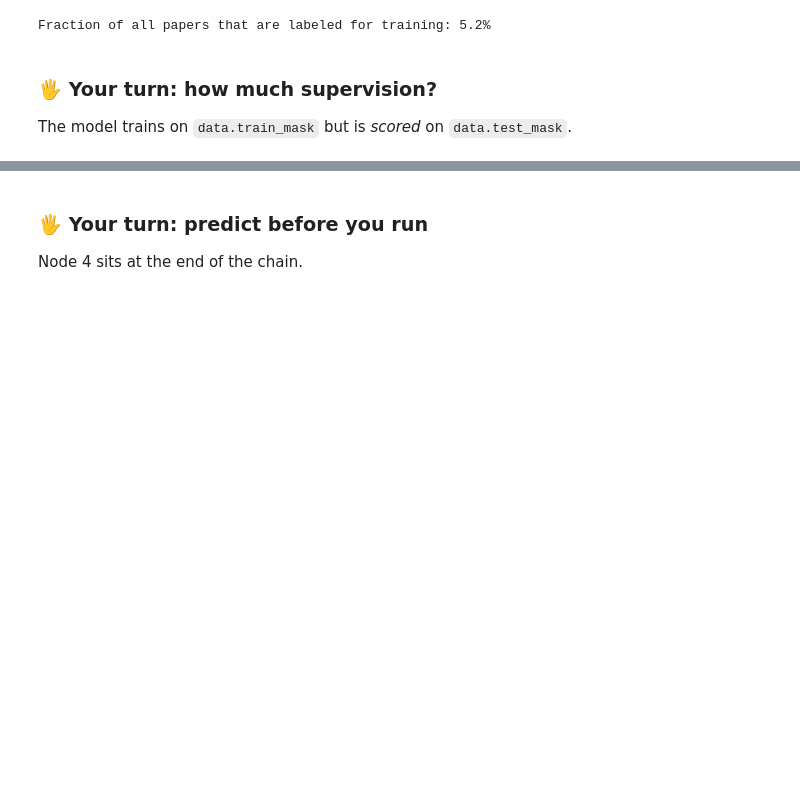
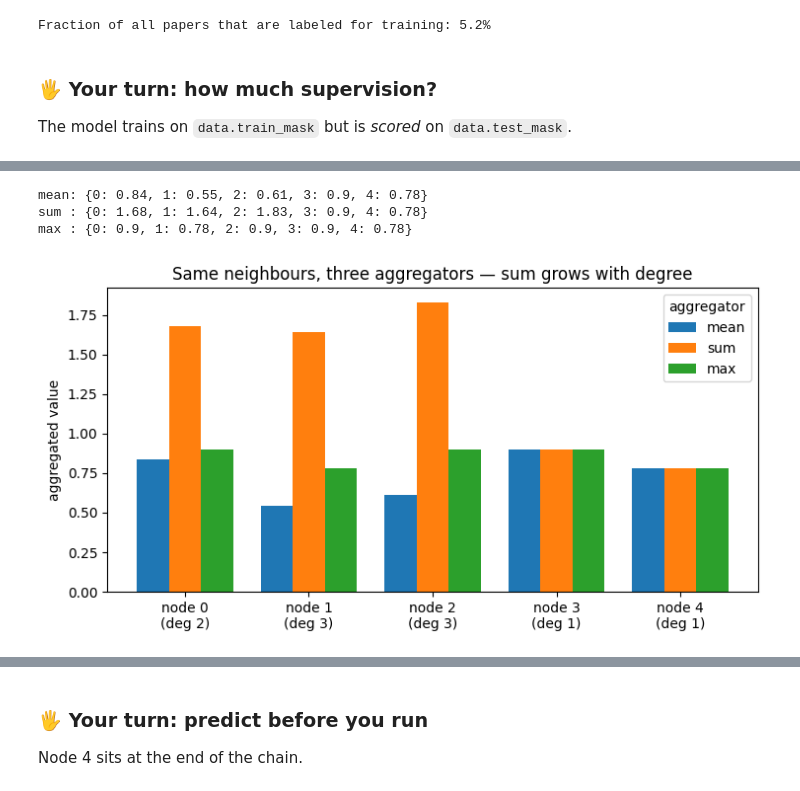
Before and after one commit to mlugassi/ML-on-Graphs, a Jupyter notebook: 10_Introduction_to_Graph_Neural_Networks_(GNNs).ipynb, the cells around one changed output, grey strips where cells are left out. Drawn from its saved outputs; the diff is of its cells as text; code cells hidden in the pictures; blank space fills up the shorter version.

```diff
--- a/10_Introduction_to_Graph_Neural_Networks_(GNNs).ipynb
+++ b/10_Introduction_to_Graph_Neural_Networks_(GNNs).ipynb
@@ -250,0 +362,24 @@ Two things to notice in the plot:
+# %%
+# One round of three different aggregators over each node's neighbours (no self).
+aggs = {"mean": np.mean, "sum": np.sum, "max": np.max}
+results = {name: {n: float(fn([feat0[m] for m in G_toy.neighbors(n)]))
+                  for n in sorted(G_toy.nodes())}
+          for name, fn in aggs.items()}
+for name in aggs:
+    print(f"{name:4}:", {n: round(v, 2) for n, v in results[name].items()})
+
+nodes = sorted(G_toy.nodes())
+degrees = [G_toy.degree(n) for n in nodes]
+x = np.arange(len(nodes)); w = 0.26
+plt.figure(figsize=(7.5, 4))
+for i, name in enumerate(aggs):
+    plt.bar(x + (i - 1) * w, [results[name][n] for n in nodes], w, label=name)
+plt.xticks(x, [f"node {n}\n(deg {d})" for n, d in zip(nodes, degrees)])
+plt.ylabel("aggregated value"); plt.legend(title="aggregator")
+plt.title("Same neighbours, three aggregators — sum grows with degree")
+plt.tight_layout(); plt.show()
+# %% [output]
+mean: {0: 0.84, 1: 0.55, 2: 0.61, 3: 0.9, 4: 0.78}
+sum : {0: 1.68, 1: 1.64, 2: 1.83, 3: 0.9, 4: 0.78}
+max : {0: 0.9, 1: 0.78, 2: 0.9, 3: 0.9, 4: 0.78}
+[figure, added]
```
Also changed, not shown: parts of 47 cells of this notebook.
